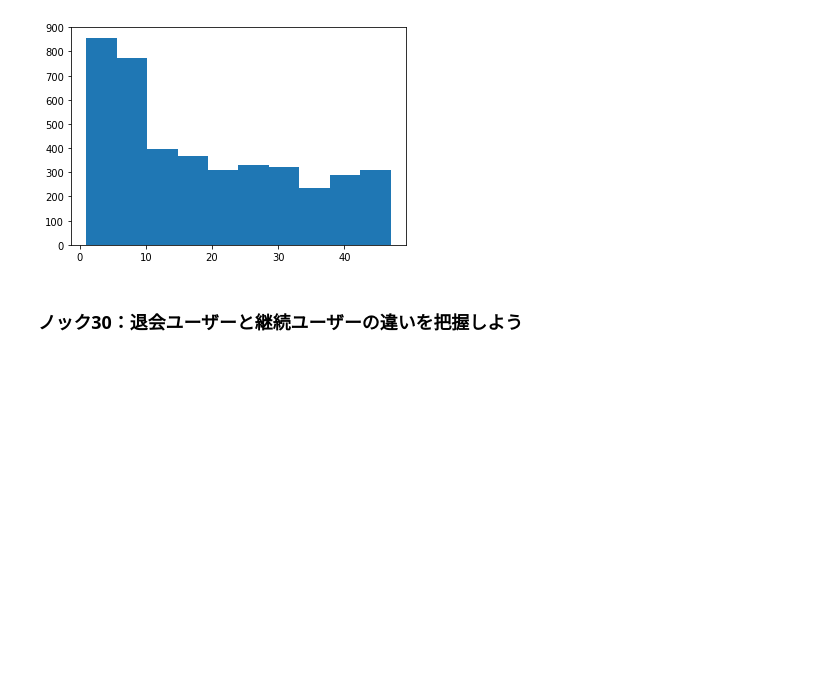
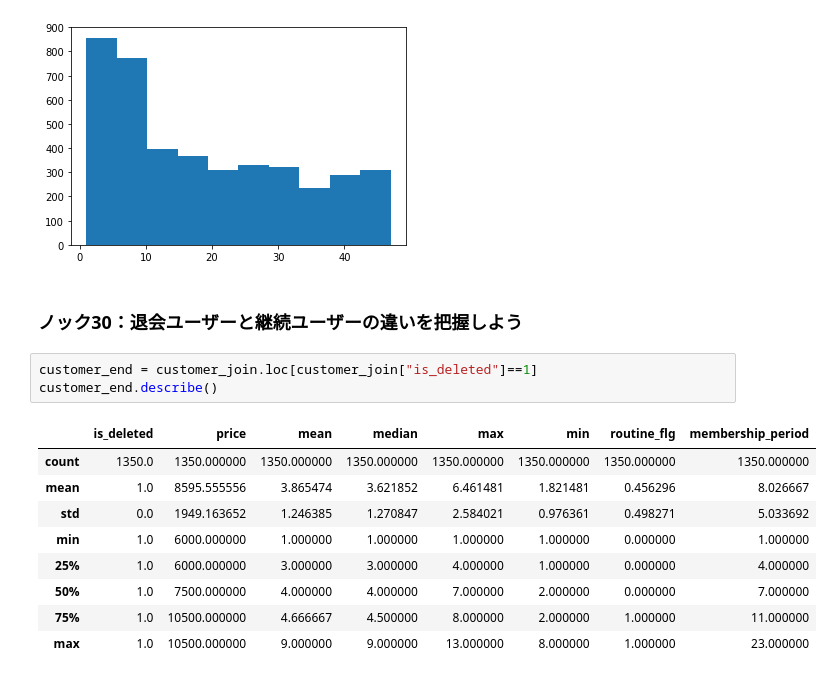
Before and after one commit to Ayakke/100knock, a Jupyter notebook: サンプルコード_20201021/3章/3章_顧客の全体像を把握する１０本ノック.ipynb, the cells around one changed output. Drawn from its saved outputs; the diff is of its cells as text; blank space fills up the shorter version.

```diff
--- a/サンプルコード_20201021/3章/3章_顧客の全体像を把握する１０本ノック.ipynb
+++ b/サンプルコード_20201021/3章/3章_顧客の全体像を把握する１０本ノック.ipynb
@@ -347,3 +347,16 @@ plt.hist(customer_join["membership_period"])
 [figure]
 # %% [markdown]
 ### ノック30：退会ユーザーと継続ユーザーの違いを把握しよう
+# %%
+customer_end = customer_join.loc[customer_join["is_deleted"]==1]
+customer_end.describe()
+# %% [output]
+|  | is_deleted | price | mean | median | max | min | routine_flg | membership_period |
+| count | 1350.0 | 1350.000000 | 1350.000000 | 1350.000000 | 1350.000000 | 1350.000000 | 1350.000000 | 1350.000000 |
+| mean | 1.0 | 8595.555556 | 3.865474 | 3.621852 | 6.461481 | 1.821481 | 0.456296 | 8.026667 |
+| std | 0.0 | 1949.163652 | 1.246385 | 1.270847 | 2.584021 | 0.976361 | 0.498271 | 5.033692 |
+| min | 1.0 | 6000.000000 | 1.000000 | 1.000000 | 1.000000 | 1.000000 | 0.000000 | 1.000000 |
+| 25% | 1.0 | 6000.000000 | 3.000000 | 3.000000 | 4.000000 | 1.000000 | 0.000000 | 4.000000 |
+| 50% | 1.0 | 7500.000000 | 4.000000 | 4.000000 | 7.000000 | 2.000000 | 0.000000 | 7.000000 |
+| 75% | 1.0 | 10500.000000 | 4.666667 | 4.500000 | 8.000000 | 2.000000 | 1.000000 | 11.000000 |
+| max | 1.0 | 10500.000000 | 9.000000 | 9.000000 | 13.000000 | 8.000000 | 1.000000 | 23.000000 |
```
Also changed, not shown: parts of 2 cells of this notebook.
